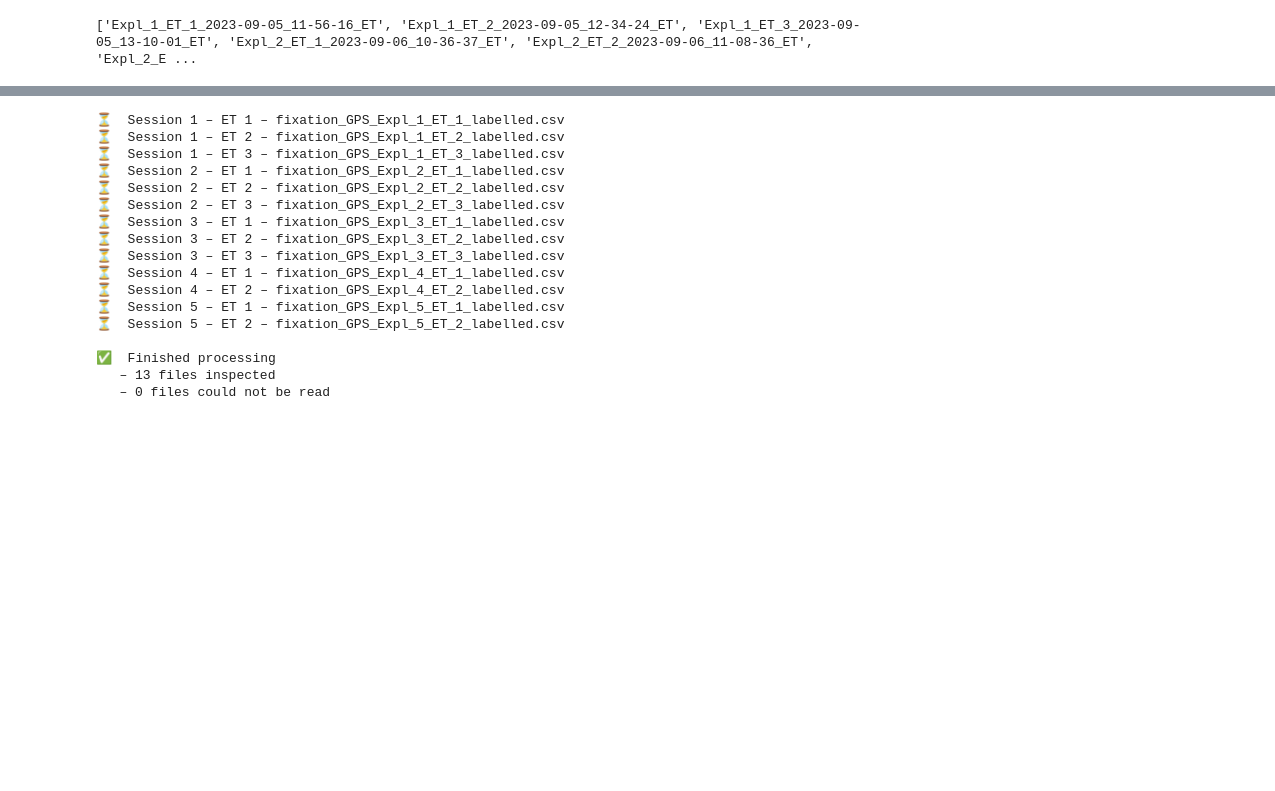
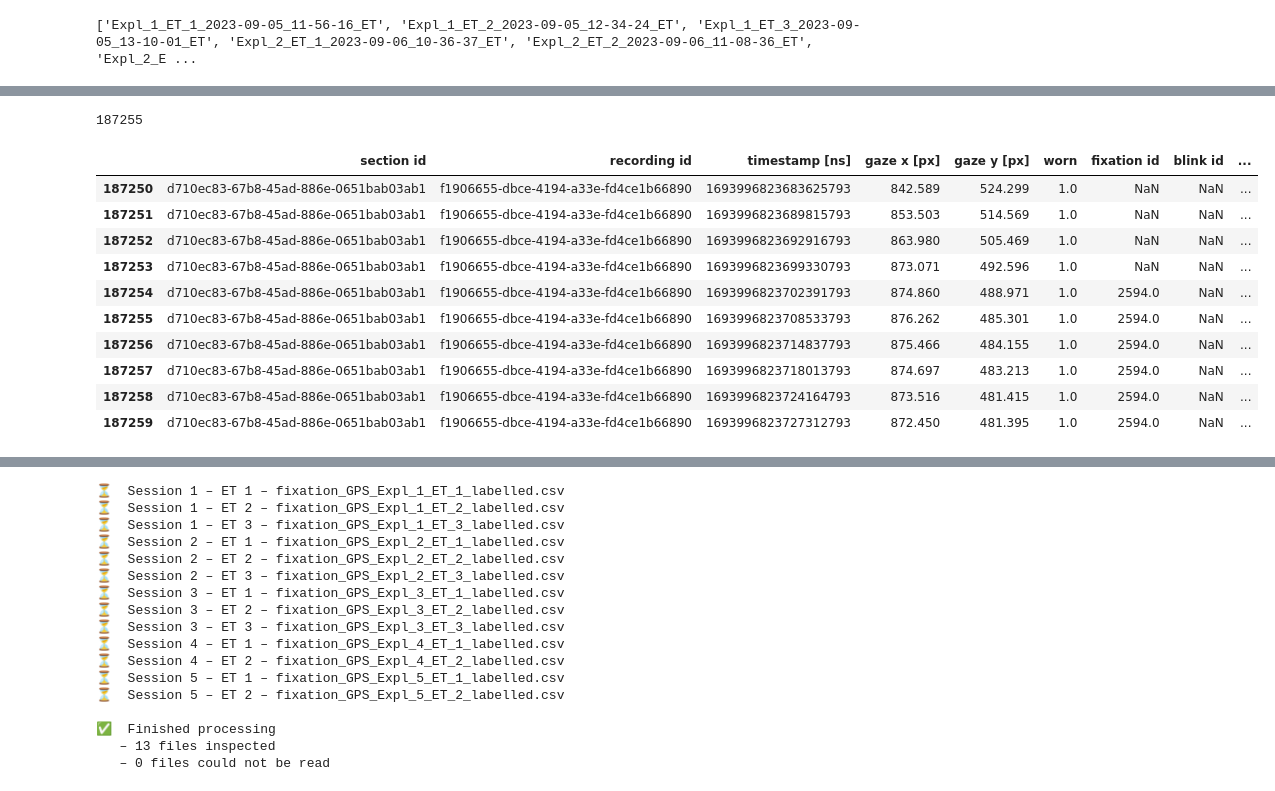
Before and after one commit to JasminLWalter/VR-EyeTracking-GraphTheory, a Jupyter notebook: Cyprus_project/checkNewSlicing.ipynb, the cells around one changed output, grey strips where cells are left out. Drawn from its saved outputs; the diff is of its cells as text; code cells hidden in the pictures; blank space fills up the shorter version.

```diff
--- a/Cyprus_project/checkNewSlicing.ipynb
+++ b/Cyprus_project/checkNewSlicing.ipynb
@@ -101,3 +221,20 @@ print(data_foldersF)
+# %%
+print(index_end)
+
+fullGaze.iloc[index_end-5 : index_end + 5].head(12)   # show the first 10 rows of a 100‑row window
+# %% [output]
+187255
+|  | section id | recording id | timestamp [ns] | gaze x [px] | gaze y [px] | worn | fixation id | blink id | ... |
+| 187250 | d710ec83-67b8-45ad-886e-0651bab03ab1 | f1906655-dbce-4194-a33e-fd4ce1b66890 | 1693996823683625793 | 842.589 | 524.299 | 1.0 | NaN | NaN | ... |
+| 187251 | d710ec83-67b8-45ad-886e-0651bab03ab1 | f1906655-dbce-4194-a33e-fd4ce1b66890 | 1693996823689815793 | 853.503 | 514.569 | 1.0 | NaN | NaN | ... |
+| 187252 | d710ec83-67b8-45ad-886e-0651bab03ab1 | f1906655-dbce-4194-a33e-fd4ce1b66890 | 1693996823692916793 | 863.980 | 505.469 | 1.0 | NaN | NaN | ... |
+| 187253 | d710ec83-67b8-45ad-886e-0651bab03ab1 | f1906655-dbce-4194-a33e-fd4ce1b66890 | 1693996823699330793 | 873.071 | 492.596 | 1.0 | NaN | NaN | ... |
+| 187254 | d710ec83-67b8-45ad-886e-0651bab03ab1 | f1906655-dbce-4194-a33e-fd4ce1b66890 | 1693996823702391793 | 874.860 | 488.971 | 1.0 | 2594.0 | NaN | ... |
+| 187255 | d710ec83-67b8-45ad-886e-0651bab03ab1 | f1906655-dbce-4194-a33e-fd4ce1b66890 | 1693996823708533793 | 876.262 | 485.301 | 1.0 | 2594.0 | NaN | ... |
+| 187256 | d710ec83-67b8-45ad-886e-0651bab03ab1 | f1906655-dbce-4194-a33e-fd4ce1b66890 | 1693996823714837793 | 875.466 | 484.155 | 1.0 | 2594.0 | NaN | ... |
+| 187257 | d710ec83-67b8-45ad-886e-0651bab03ab1 | f1906655-dbce-4194-a33e-fd4ce1b66890 | 1693996823718013793 | 874.697 | 483.213 | 1.0 | 2594.0 | NaN | ... |
+| 187258 | d710ec83-67b8-45ad-886e-0651bab03ab1 | f1906655-dbce-4194-a33e-fd4ce1b66890 | 1693996823724164793 | 873.516 | 481.415 | 1.0 | 2594.0 | NaN | ... |
+| 187259 | d710ec83-67b8-45ad-886e-0651bab03ab1 | f1906655-dbce-4194-a33e-fd4ce1b66890 | 1693996823727312793 | 872.450 | 481.395 | 1.0 | 2594.0 | NaN | ... |
 # %%
 labledDataPath = "E:/Cyprus_project_overview/store_cyprus_project/pvondrlik/data/results_cyprus"
 allLabledData = pd.read_csv(os.path.join(labledDataPath, "fixation_and_labels_total.csv"))
```
Also changed, not shown: parts of 7 cells of this notebook.
